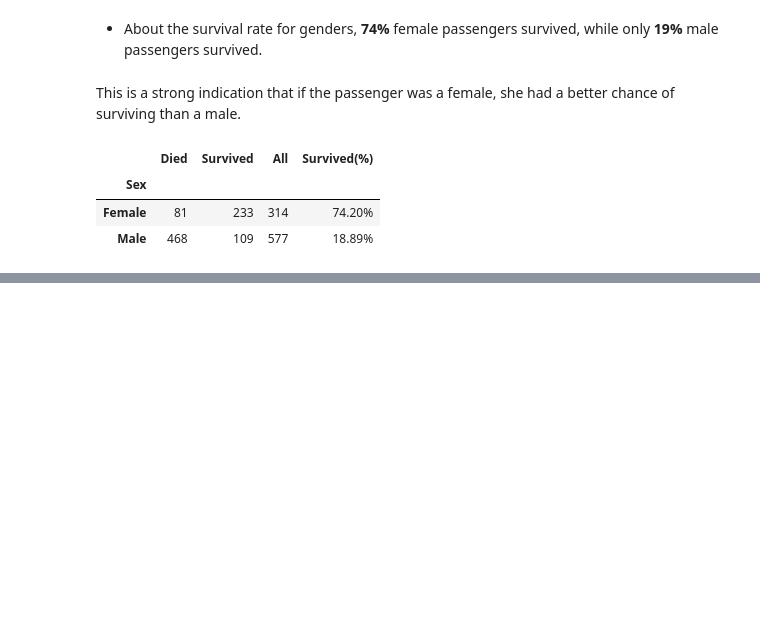
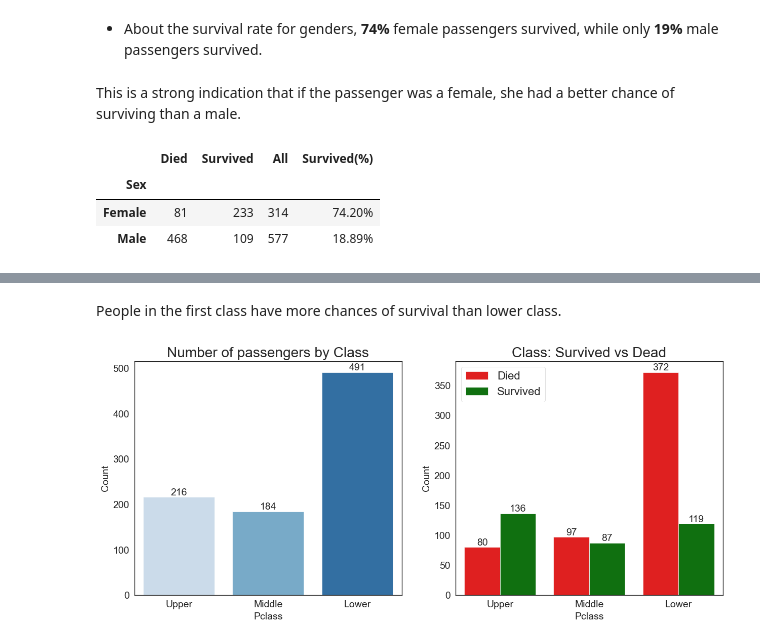
Before and after one commit to abhirajan1998/Data-Science-Learning-Project, a Jupyter notebook: Titanic Survival Prediction/EDA.ipynb, the cells around one changed output, grey strips where cells are left out. Saved outputs shown, nothing was run; the diff lists cells and outputs as text; code cells hidden in the pictures; blank space fills up the shorter version.

```diff
--- a/Titanic Survival Prediction/EDA.ipynb
+++ b/Titanic Survival Prediction/EDA.ipynb
@@ -294,0 +323,2 @@ train_df['Survived'].groupby(train_df['Sex']).apply(get_stats).unstack()
+# %% [markdown]
+People in the first class have more chances of survival than lower class.
@@ -294,0 +327,17 @@ train_df['Survived'].groupby(train_df['Sex']).apply(get_stats).unstack()
+# %%
+f,ax = plt.subplots(1,2)
+labels = ['Upper', 'Middle', 'Lower']
+cnt = sns.countplot(x='Pclass', data=train_df, palette='Blues',ax=ax[0])
+ax[0].set_title('Number of passengers by Class')
+ax[0].set_ylabel('Count')
+ax[0].set_xticklabels(labels)
+text_annotate(cnt)
+
+cnt2 = sns.countplot(x='Pclass', data=train_df, palette=['red', 'green'], hue='Survived', ax=ax[1])
+ax[1].set_title('Class: Survived vs Dead')
+ax[1].set_ylabel('Count')
+ax[1].set_xticklabels(labels)
+ax[1].legend(['Died', 'Survived'])
+text_annotate(cnt2)
+# %% [output]
+[figure, added]
```
Also changed, not shown: parts of 10 cells of this notebook.
